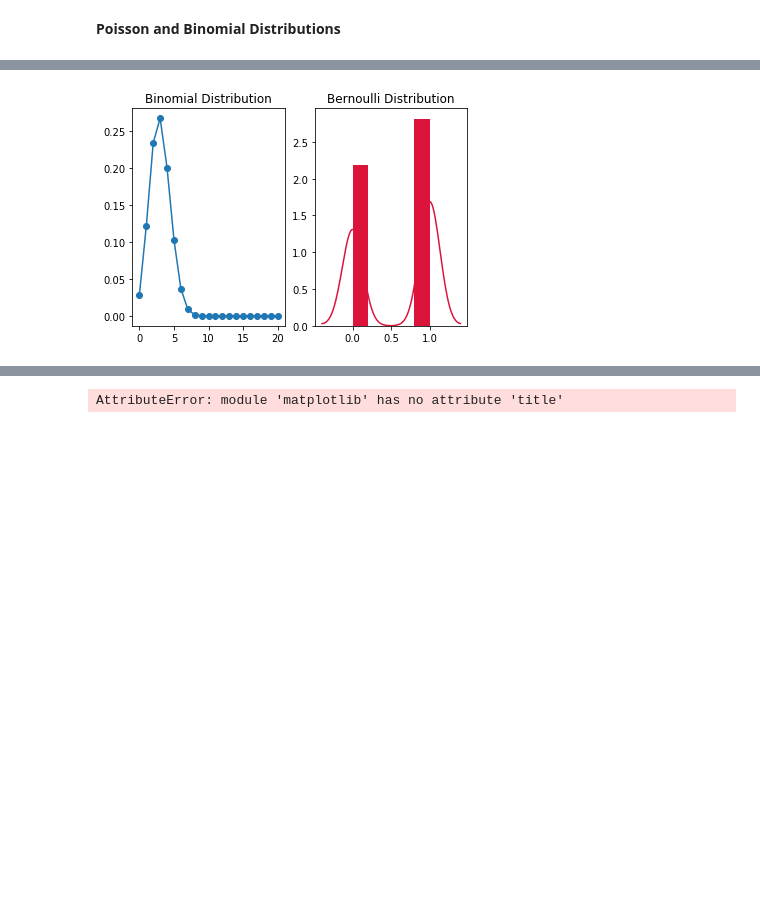
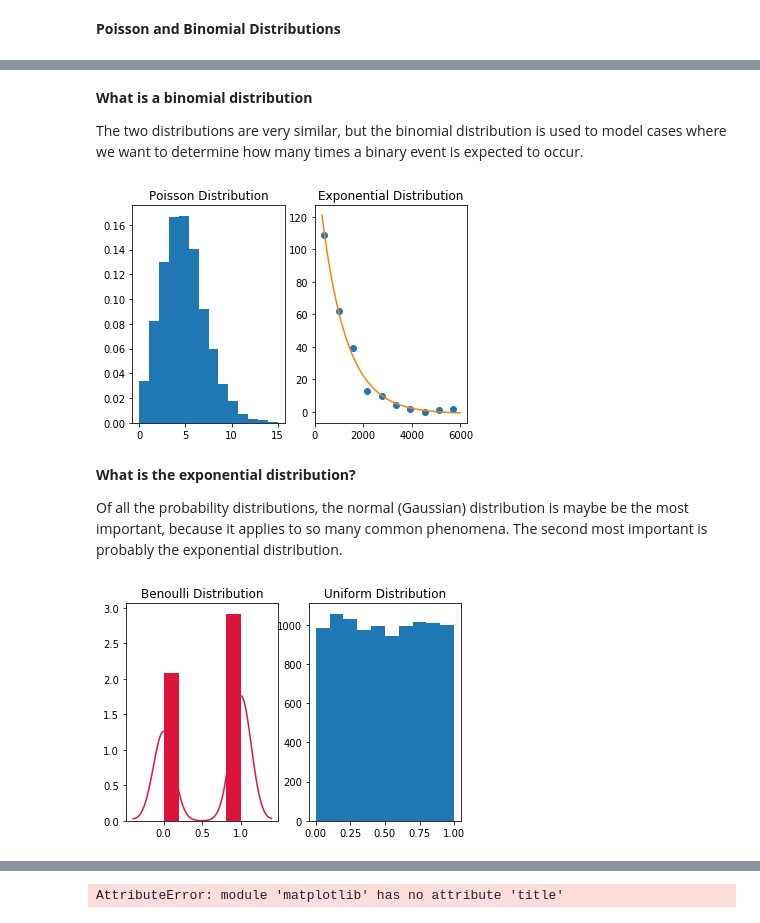
Before and after one commit to fionanealon/numpy-random, a Jupyter notebook: numpy-random.ipynb, the cells around one changed output, grey strips where cells are left out. Drawn from its saved outputs; the diff is of its cells as text; code cells hidden in the pictures; blank space fills up the shorter version.

```diff
--- a/numpy-random.ipynb
+++ b/numpy-random.ipynb
@@ -254,31 +313,69 @@ plt.show()
+# %% [markdown]
+**What is a binomial distribution**
+
+The two distributions are very similar, but the binomial distribution is used to model cases where we want to determine how many times a binary event is expected to occur.
+# %%
+import numpy as np
+import scipy, scipy.stats as stats
+import matplotlib.pyplot as plt
+import pylab
+from scipy.optimize import curve_fit
+
+## Adapted from: https://docs.scipy.org/doc/numpy-1.15.1/reference/generated/numpy.random.poisson.html#numpy.random.poisson
+plt.subplot(1, 2, 1)
+samples = np.random.poisson(5, 10000)
+count, bins, ignored = plt.hist(samples, 14, density=True)
+plt.title("Poisson Distribution")
+
+
+
+
+plt.subplot(1, 2, 2)
+
+## Adapted from: https://plot.ly/matplotlib/exponential-fits/
+x = np.array([399.75, 989.25, 1578.75, 2168.25, 2757.75, 3347.25, 3936.75, 4526.25, 5115.75, 5705.25])
+y = np.array([109,62,39,13,10,4,2,0,1,2])
+
+def exponenial_func(x, a, b, c):
+    return a*np.exp(-b*x)+c
+
+
+popt, pcov = curve_fit(exponenial_func, x, y, p0=(1, 1e-6, 1))
+
+xx = np.linspace(300, 6000, 1000)
+yy = exponenial_func(xx, *popt)
+
+plt.plot(x,y,'o', xx, yy)
+pylab.title('Exponential Distribution')
+ax = plt.gca()
+fig = plt.gcf()
+# %% [output]
+[figure, added]
+# %% [markdown]
+**What is the exponential distribution?**
+
+Of all the probability distributions, the normal (Gaussian) distribution is maybe be the most important, because it applies to so many common phenomena. The second most important is probably the exponential distribution.
 # %%
 import numpy as np
-import scipy, scipy.stats as stats
+from scipy.stats import bernoulli
+import seaborn as sb
 import matplotlib.pyplot as plt
 import pylab
 
-# https://bigdata-madesimple.com/how-to-implement-these-5-powerful-probability-distributions-in-python/
+## https://www.tutorialspoint.com/python/python_bernoulli_distribution.htm
 plt.subplot(1, 2, 1)
-n = 10
-p = 0.3
-k = np.arange(0,21)
-binomial = stats.binom.pmf(k, n, p)
-pylab.plot(k, binomial, 'o-')
-plt.title("Binomial Distribution")
-
-
-## https://www.tutorialspoint.com/python/python_bernoulli_distribution.htm
-plt.subplot(1, 2, 2)
-from scipy.stats import bernoulli
-import seaborn as sb
-
 data_bern = bernoulli.rvs(size=1000,p=0.6)
 ax = sb.distplot(data_bern,
                   kde=True,
                   color='crimson',
                   hist_kws={"linewidth": 25,'alpha':1})
-plt.title("Bernoulli Distribution")
+plt.title("Benoulli Distribution")
 
+plt.subplot(1, 2, 2)dd
+x = np.random.rand(10000)
+plt.title("Uniform Distribution")
+
+plt.hist(x)
 plt.show()
 # %% [output]
-[figure, old version]
+[figure, new version]
```
Also changed, not shown: parts of 46 cells of this notebook.
